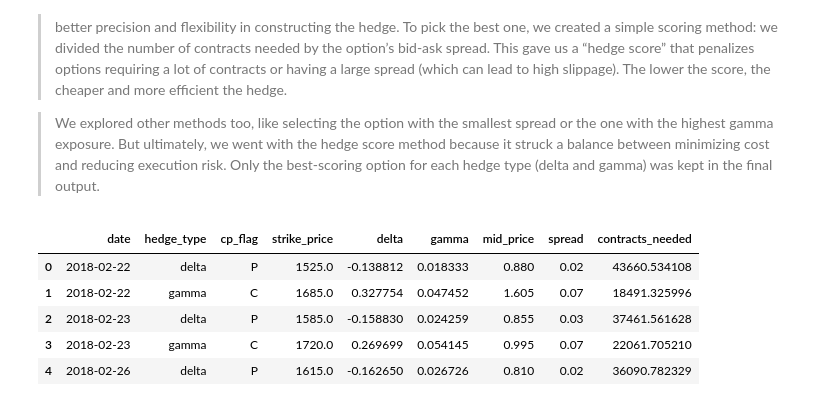
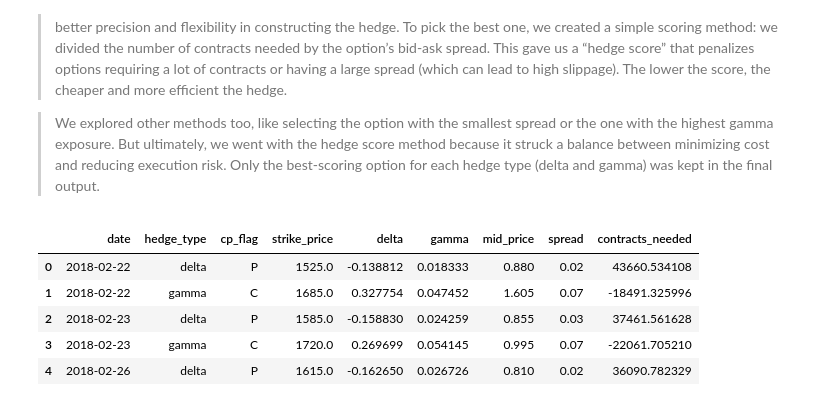
Before and after one commit to CynthiaShiyue/583_RiskManagement_Final_Project, a Jupyter notebook: hedge.ipynb, the cells around one changed output. Drawn from its saved outputs; the diff is of its cells as text; code cells hidden in the pictures.

Commit message:
failed delta hedge

```diff
--- a/hedge.ipynb
+++ b/hedge.ipynb
@@ -284,13 +287,13 @@ No vol data for 2018-01-18 – skipping.
 
 > We explored other methods too, like selecting the option with the smallest spread or the one with the highest gamma exposure. But ultimately, we went with the hedge score method because it struck a balance between minimizing cost and reducing execution risk. Only the best-scoring option for each hedge type (delta and gamma) was kept in the final output.
 # %%
-final_csv  = pd.read_csv("/Users/nzaramakouadio/Documents/Duke Classes/Spring 2025/RISK/583_RiskManagement_Final_Project/final_hedge_plan.csv")
+hedge_data  = pd.read_csv("/Users/nzaramakouadio/Documents/Duke Classes/Spring 2025/RISK/583_RiskManagement_Final_Project/final_hedge_plan.csv")
 # %%
-final_csv.head()
+hedge_data.head()
 # %% [output]
 |  | date | hedge_type | cp_flag | strike_price | delta | gamma | mid_price | spread | contracts_needed |
 | 0 | 2018-02-22 | delta | P | 1525.0 | -0.138812 | 0.018333 | 0.880 | 0.02 | 43660.534108 |
-| 1 | 2018-02-22 | gamma | C | 1685.0 | 0.327754 | 0.047452 | 1.605 | 0.07 | 18491.325996 |
+| 1 | 2018-02-22 | gamma | C | 1685.0 | 0.327754 | 0.047452 | 1.605 | 0.07 | -18491.325996 |
 | 2 | 2018-02-23 | delta | P | 1585.0 | -0.158830 | 0.024259 | 0.855 | 0.03 | 37461.561628 |
-| 3 | 2018-02-23 | gamma | C | 1720.0 | 0.269699 | 0.054145 | 0.995 | 0.07 | 22061.705210 |
+| 3 | 2018-02-23 | gamma | C | 1720.0 | 0.269699 | 0.054145 | 0.995 | 0.07 | -22061.705210 |
 | 4 | 2018-02-26 | delta | P | 1615.0 | -0.162650 | 0.026726 | 0.810 | 0.02 | 36090.782329 |
```
Also changed, not shown: parts of 6 cells of this notebook, 2 other files.
